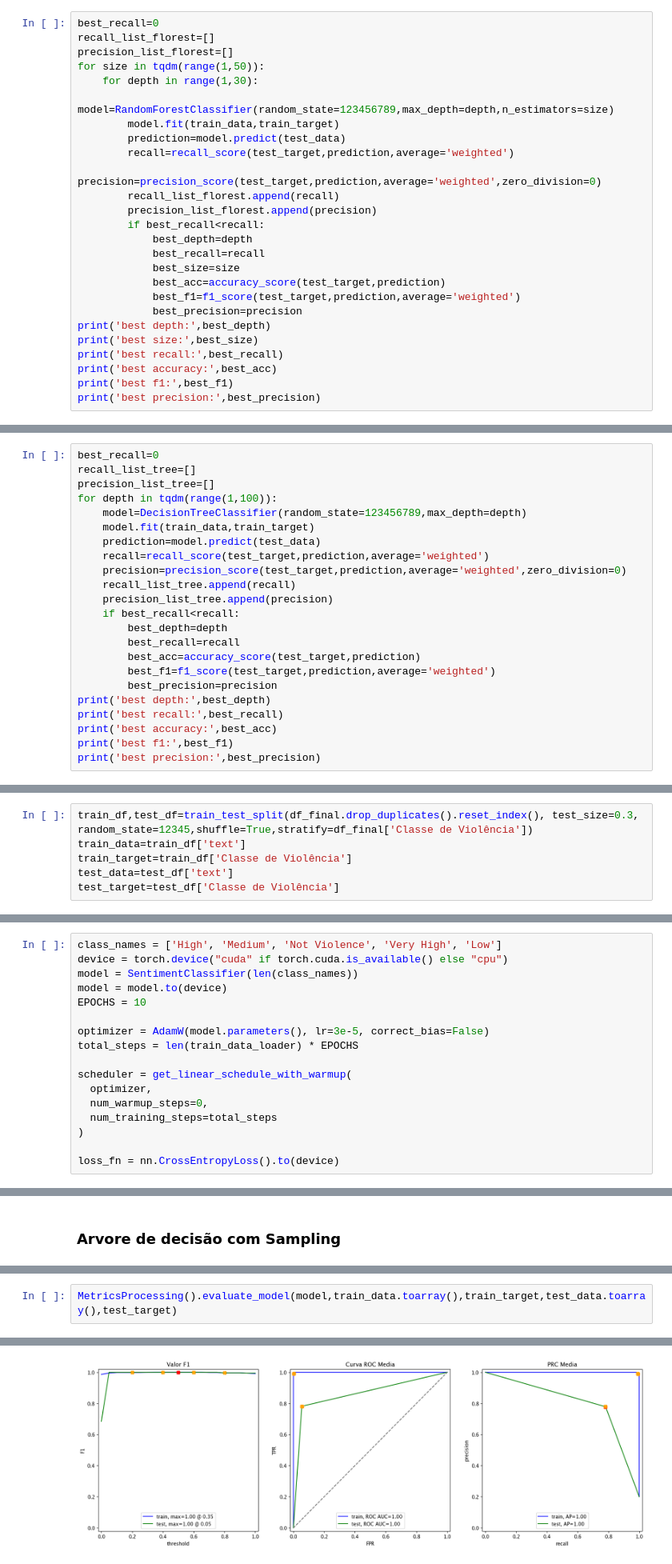
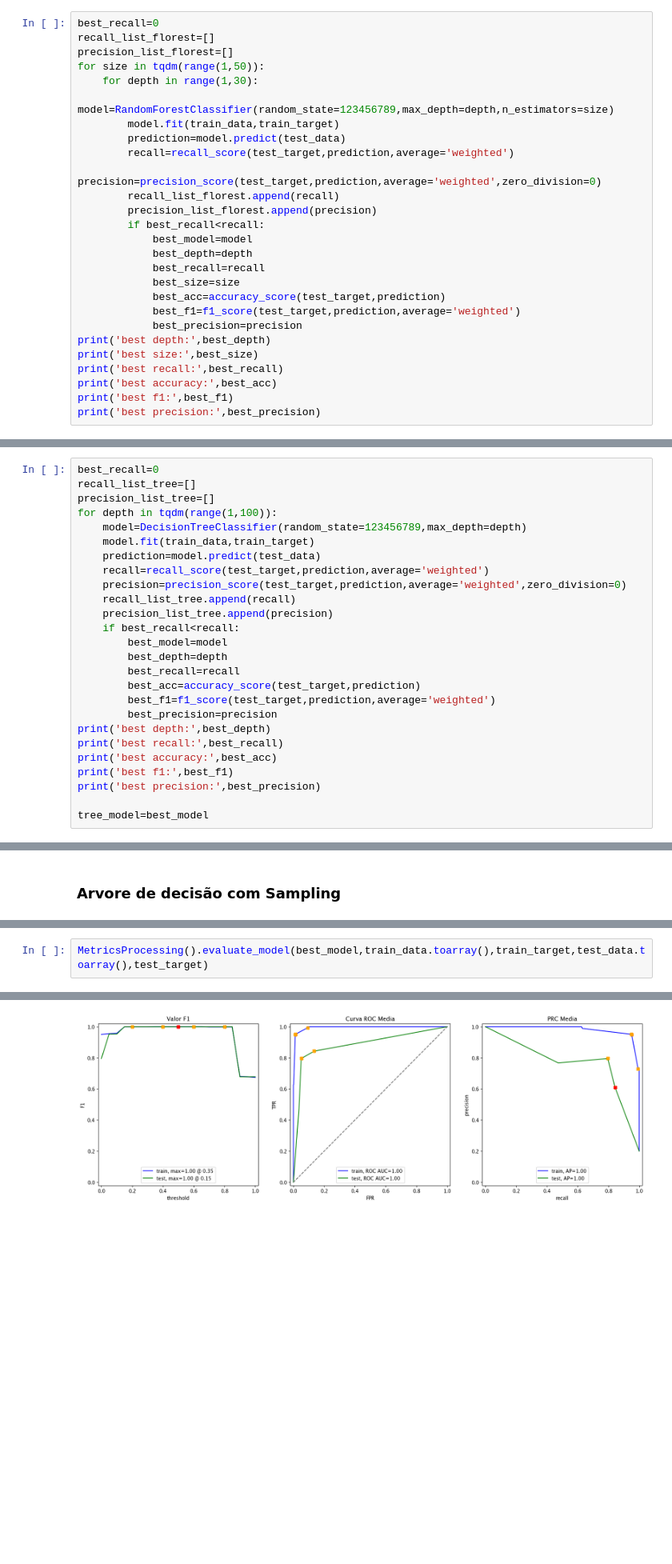
Before and after one commit to ufrrj-labweb/Visage-V1.1., a Jupyter notebook: notebooks/exploratory/Boost_Classifiers.ipynb, the cells around one changed output, grey strips where cells are left out. Shown: that part at 80% size. Cells and saved outputs as stored; diff of their text form; blank space fills up the shorter version.

Commit message:
evaluate on every model

```diff
--- a/notebooks/exploratory/Boost_Classifiers.ipynb
+++ b/notebooks/exploratory/Boost_Classifiers.ipynb
@@ -432,6 +443,7 @@ for size in tqdm(range(1,50)):
         recall_list_florest.append(recall)
         precision_list_florest.append(precision)
         if best_recall<recall:
+            best_model=model
             best_depth=depth
             best_recall=recall
             best_size=size
@@ -466,6 +487,7 @@ for depth in tqdm(range(1,100)):
     recall_list_tree.append(recall)
     precision_list_tree.append(precision)
     if best_recall<recall:
+        best_model=model
         best_depth=depth
         best_recall=recall
         best_acc=accuracy_score(test_target,prediction)
@@ -476,6 +498,8 @@ print('best recall:',best_recall)
 print('best accuracy:',best_acc)
 print('best f1:',best_f1)
 print('best precision:',best_precision)
+
+tree_model=best_model
 # %% [output]
 best depth: 73
 best recall: 0.8200757575757576
@@ -513,6 +536,0 @@ tokenizer = BertTokenizer.from_pretrained(PRE_TRAINED_MODEL_NAME)
-# %%
-train_df,test_df=train_test_split(df_final.drop_duplicates().reset_index(), test_size=0.3, random_state=12345,shuffle=True,stratify=df_final['Classe de Violência'])
-train_data=train_df['text']
-train_target=train_df['Classe de Violência']
-test_data=test_df['text']
-test_target=test_df['Classe de Violência']
@@ -681,17 +536,0 @@ NameError: name 'data' is not defined
-# %%
-class_names = ['High', 'Medium', 'Not Violence', 'Very High', 'Low']
-device = torch.device("cuda" if torch.cuda.is_available() else "cpu")
-model = SentimentClassifier(len(class_names))
-model = model.to(device)
-EPOCHS = 10
-
-optimizer = AdamW(model.parameters(), lr=3e-5, correct_bias=False)
-total_steps = len(train_data_loader) * EPOCHS
-
-scheduler = get_linear_schedule_with_warmup(
-  optimizer,
-  num_warmup_steps=0,
-  num_training_steps=total_steps
-)
-
-loss_fn = nn.CrossEntropyLoss().to(device)
@@ -914,5 +652,5 @@ best accuracy: 0.7954545454545454
 best f1: 0.788440383620773
 best precision: 0.8106343557476484
 # %%
-MetricsProcessing().evaluate_model(model,train_data.toarray(),train_target,test_data.toarray(),test_target)
+MetricsProcessing().evaluate_model(best_model,train_data.toarray(),train_target,test_data.toarray(),test_target)
 # %% [output]
@@ -932,8 +658,8 @@ MetricsProcessing().evaluate_model(model,train_data.toarray(),train_target,test_
 Acurácia    NaN   NaN
 F1          NaN   NaN
 APS         1.0   1.0
 ROC AUC     1.0   1.0
-[figure, old version]
+[figure, new version]
 # %% [markdown]
 ### Naive-Bayes com sampling
 # %%
```
Also changed, not shown: parts of 32 cells of this notebook, 1 other file.
